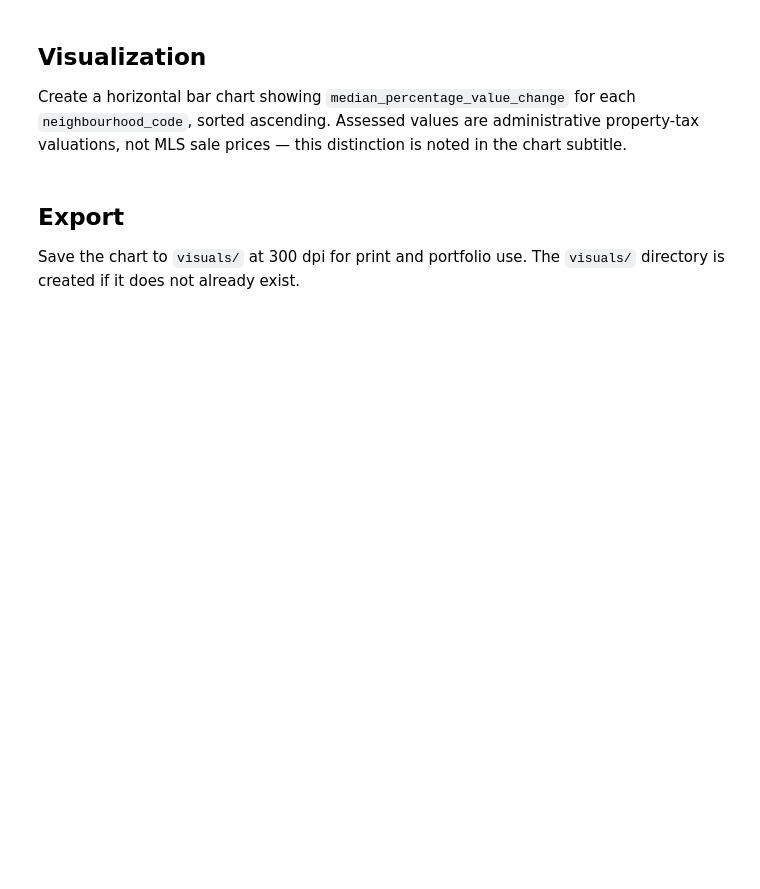
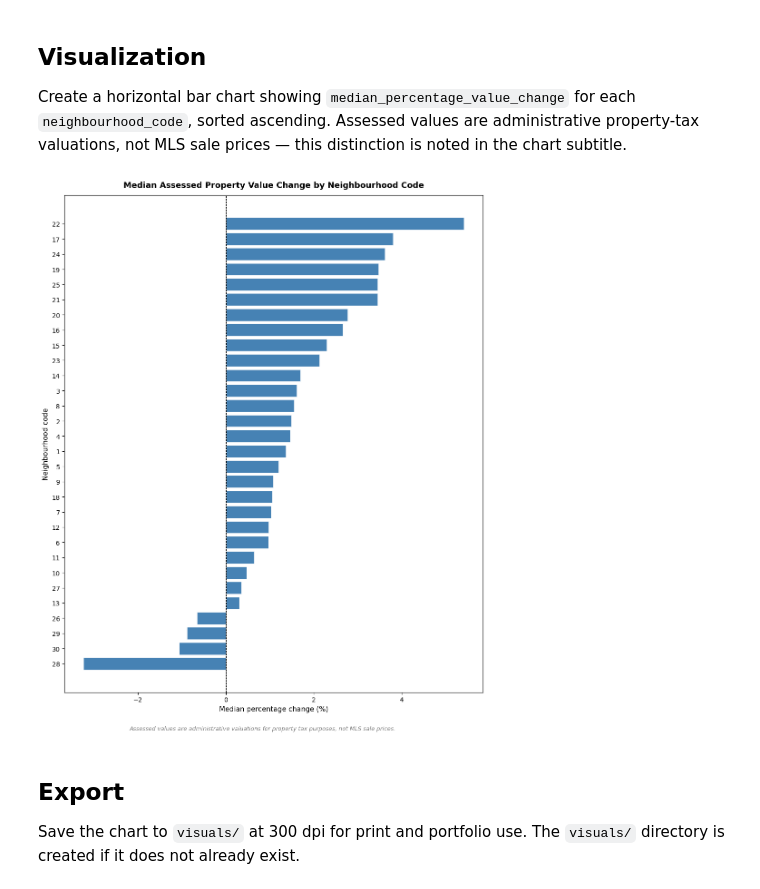
Before and after one commit to chvmdf/vancouver-property-value-housing-supply-analysis, a Jupyter notebook: notebooks/09_neighbourhood_property_value_visualization.ipynb, the cells around one changed output. Cells and saved outputs as stored; diff of their text form; code cells hidden in the pictures; blank space fills up the shorter version.

```diff
--- a/notebooks/09_neighbourhood_property_value_visualization.ipynb
+++ b/notebooks/09_neighbourhood_property_value_visualization.ipynb
@@ -41,37 +47,37 @@ Create a horizontal bar chart showing `median_percentage_value_change` for each
 # %%
 CHART_TITLE = "Median Assessed Property Value Change by Neighbourhood Code"
 CHART_NOTE = "Assessed values are administrative valuations for property tax purposes, not MLS sale prices."
 X_LABEL = "Median percentage change (%)"
 Y_LABEL = "Neighbourhood code"
 
 df_sorted = df.sort_values("median_percentage_value_change", ascending=True)
 
 fig, ax = plt.subplots(figsize=(10, max(6, len(df_sorted) * 0.4)))
 
 ax.barh(
     df_sorted["neighbourhood_code"].astype(str),
     df_sorted["median_percentage_value_change"],
     color="steelblue",
     edgecolor="white",
-    linewidth=0.5,
-)
+    linewidth=0.5,)
 
 ax.set_title(CHART_TITLE, fontsize=13, fontweight="bold", pad=12)
 ax.set_xlabel(X_LABEL, fontsize=11)
 ax.set_ylabel(Y_LABEL, fontsize=11)
 ax.axvline(0, color="black", linewidth=0.8, linestyle="--")
 
 fig.text(
     0.5, -0.02,
     CHART_NOTE,
     ha="center",
     fontsize=9,
     color="gray",
-    style="italic",
-)
+    style="italic",)
 
 plt.tight_layout()
 plt.show()
+# %% [output]
+[figure, added]
 # %% [markdown]
 ## Export
 
```
Also changed, not shown: parts of 3 cells of this notebook, 3 other files.
